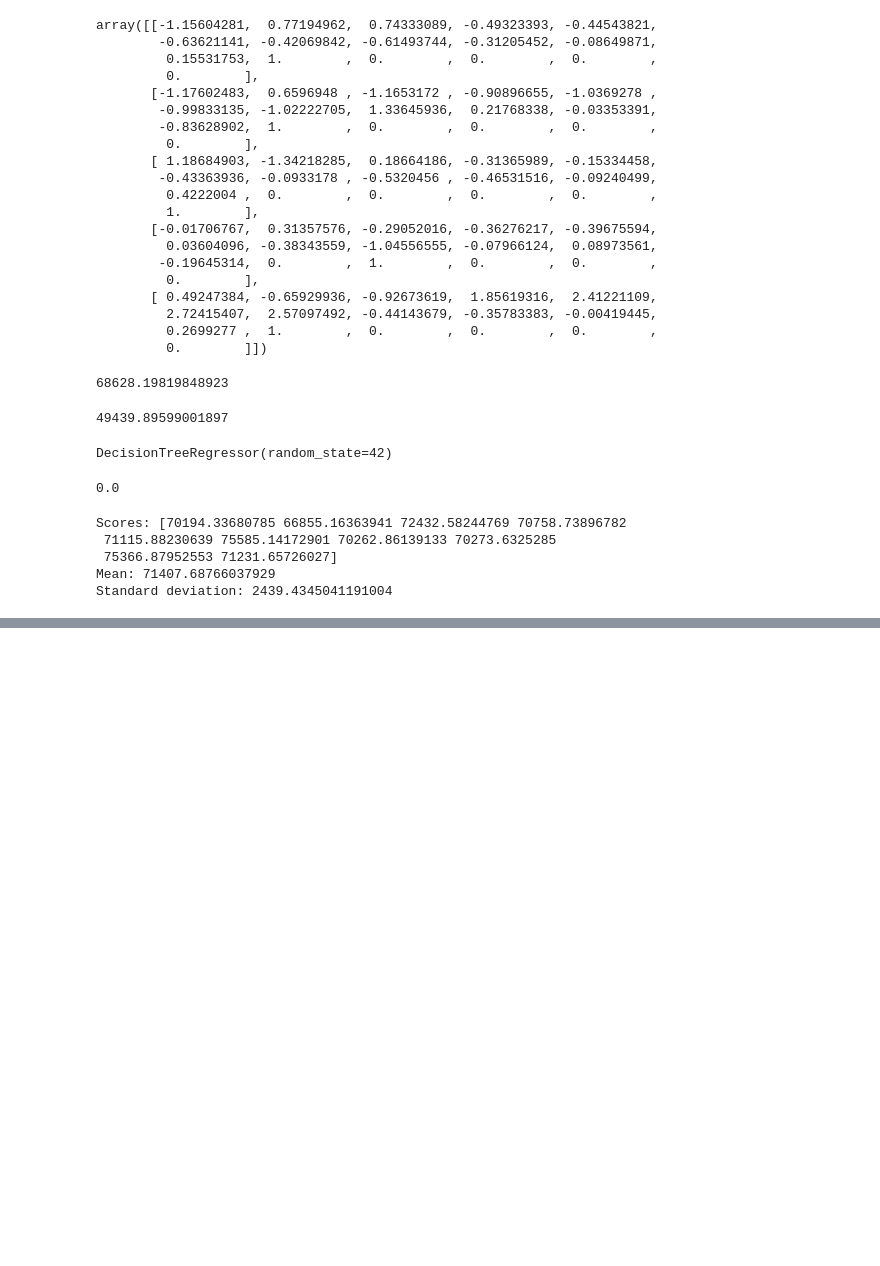
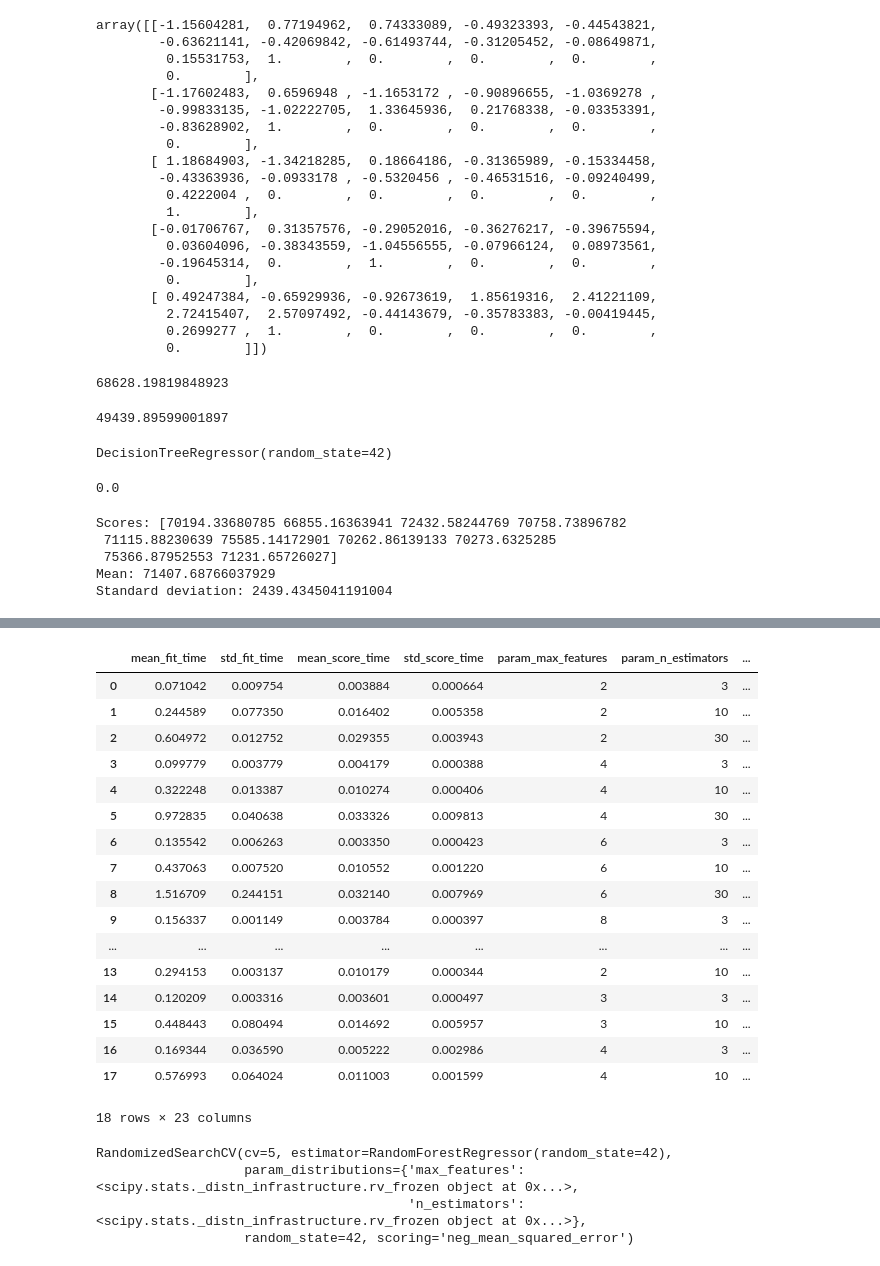
Before and after one commit to moduxiaohunhun/HandsOn, a Jupyter notebook: handson-ml/study_02.ipynb, the cells around one changed output, grey strips where cells are left out. Cells and saved outputs as stored; diff of their text form; code cells hidden in the pictures; blank space fills up the shorter version.

```diff
--- a/handson-ml/study_02.ipynb
+++ b/handson-ml/study_02.ipynb
@@ -883,0 +895,5 @@ Standard deviation: 2439.4345041191004
+# %%
+from sklearn.ensemble import RandomForestRegressor
+
+forest_reg = RandomForestRegressor(n_estimators=10, random_state=42)
+forest_reg.fit(housing_prepared, housing_labels)
@@ -883,0 +935,9 @@ Standard deviation: 2439.4345041191004
+# %%
+from sklearn.svm import SVR
+
+svm_reg = SVR(kernel="linear")
+svm_reg.fit(housing_prepared, housing_labels)
+housing_predictions = svm_reg.predict(housing_prepared)
+svm_mse = mean_squared_error(housing_labels, housing_predictions)
+svm_rmse = np.sqrt(svm_mse)
+svm_rmse
@@ -883,0 +946,15 @@ Standard deviation: 2439.4345041191004
+# %%
+from sklearn.model_selection import GridSearchCV
+
+param_grid = [
+    # try 12 (3×4) combinations of hyperparameters
+    {'n_estimators': [3, 10, 30], 'max_features': [2, 4, 6, 8]},
+    # then try 6 (2×3) combinations with bootstrap set as False
+    {'bootstrap': [False], 'n_estimators': [3, 10], 'max_features': [2, 3, 4]},
+  ]
+
+forest_reg = RandomForestRegressor(random_state=42)
+# train across 5 folds, that's a total of (12+6)*5=90 rounds of training
+grid_search = GridSearchCV(forest_reg, param_grid, cv=5,
+                           scoring='neg_mean_squared_error', return_train_score=True)
+grid_search.fit(housing_prepared, housing_labels)
@@ -883,0 +999,39 @@ Standard deviation: 2439.4345041191004
+# %%
+pd.DataFrame(grid_search.cv_results_)
+# %% [output]
+|  | mean_fit_time | std_fit_time | mean_score_time | std_score_time | param_max_features | param_n_estimators | ... |
+| 0 | 0.071042 | 0.009754 | 0.003884 | 0.000664 | 2 | 3 | ... |
+| 1 | 0.244589 | 0.077350 | 0.016402 | 0.005358 | 2 | 10 | ... |
+| 2 | 0.604972 | 0.012752 | 0.029355 | 0.003943 | 2 | 30 | ... |
+| 3 | 0.099779 | 0.003779 | 0.004179 | 0.000388 | 4 | 3 | ... |
+| 4 | 0.322248 | 0.013387 | 0.010274 | 0.000406 | 4 | 10 | ... |
+| 5 | 0.972835 | 0.040638 | 0.033326 | 0.009813 | 4 | 30 | ... |
+| 6 | 0.135542 | 0.006263 | 0.003350 | 0.000423 | 6 | 3 | ... |
+| 7 | 0.437063 | 0.007520 | 0.010552 | 0.001220 | 6 | 10 | ... |
+| 8 | 1.516709 | 0.244151 | 0.032140 | 0.007969 | 6 | 30 | ... |
+| 9 | 0.156337 | 0.001149 | 0.003784 | 0.000397 | 8 | 3 | ... |
+| ... | ... | ... | ... | ... | ... | ... | ... |
+| 13 | 0.294153 | 0.003137 | 0.010179 | 0.000344 | 2 | 10 | ... |
+| 14 | 0.120209 | 0.003316 | 0.003601 | 0.000497 | 3 | 3 | ... |
+| 15 | 0.448443 | 0.080494 | 0.014692 | 0.005957 | 3 | 10 | ... |
+| 16 | 0.169344 | 0.036590 | 0.005222 | 0.002986 | 4 | 3 | ... |
+| 17 | 0.576993 | 0.064024 | 0.011003 | 0.001599 | 4 | 10 | ... |
+18 rows × 23 columns
+# %%
+from sklearn.model_selection import RandomizedSearchCV
+from scipy.stats import randint
+
+param_distribs = {
+        'n_estimators': randint(low=1, high=200),
+        'max_features': randint(low=1, high=8),
+    }
+
+forest_reg = RandomForestRegressor(random_state=42)
+rnd_search = RandomizedSearchCV(forest_reg, param_distributions=param_distribs,
+                                n_iter=10, cv=5, scoring='neg_mean_squared_error', random_state=42)
+rnd_search.fit(housing_prepared, housing_labels)
+# %% [output]
+RandomizedSearchCV(cv=5, estimator=RandomForestRegressor(random_state=42),
+                   param_distributions={'max_features': <scipy.stats._distn_infrastructure.rv_frozen object at 0x...>,
+                                        'n_estimators': <scipy.stats._distn_infrastructure.rv_frozen object at 0x...>},
+                   random_state=42, scoring='neg_mean_squared_error')
```
Also changed, not shown: parts of 24 cells of this notebook.
